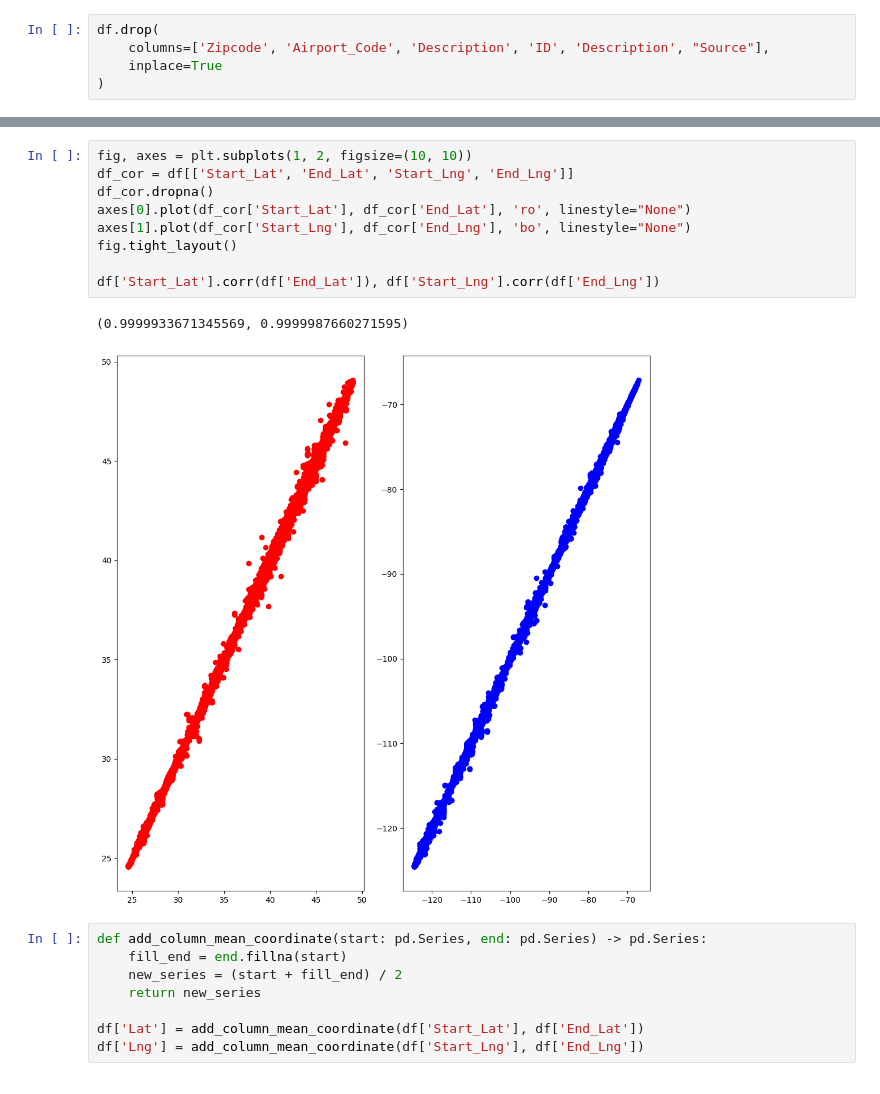
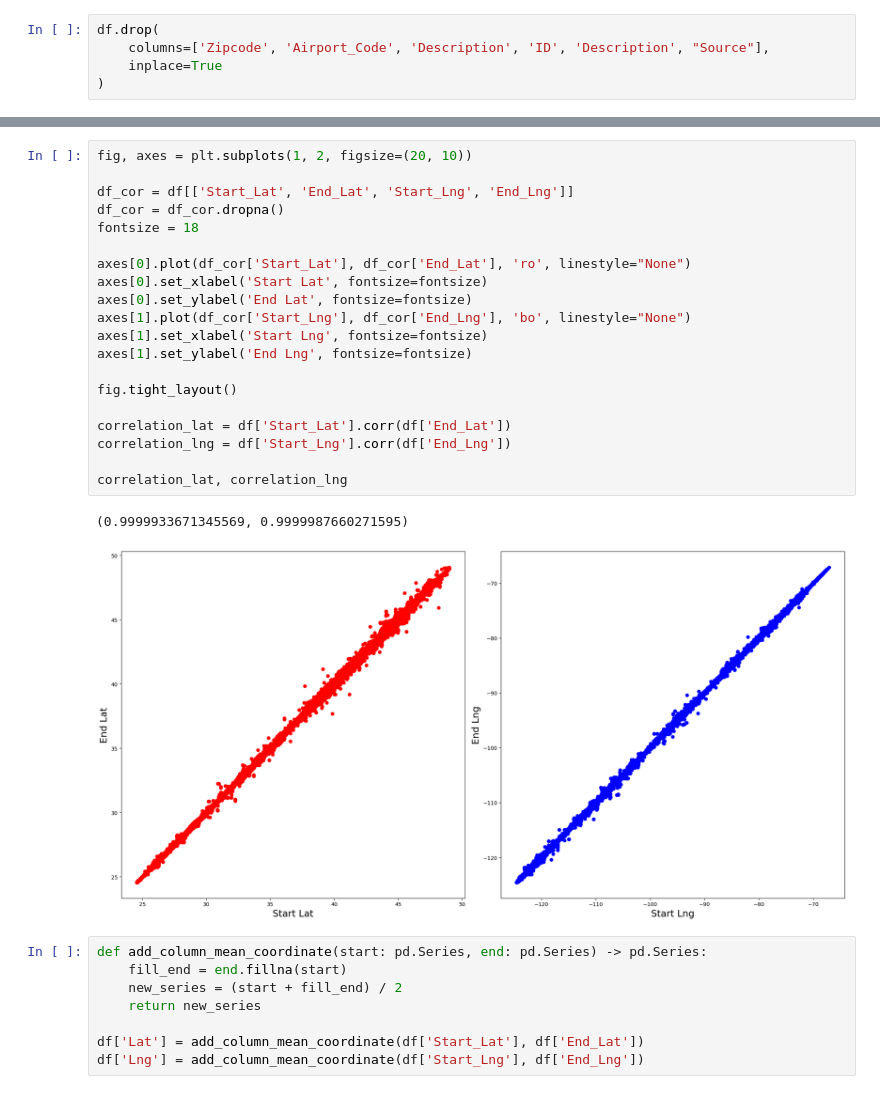
Before and after one commit to ARnoD0rian/classification-of-roads-accidients, a Jupyter notebook: dataset_analysis.ipynb, the cells around one changed output, grey strips where cells are left out. Drawn from its saved outputs; the diff is of its cells as text.

```diff
--- a/dataset_analysis.ipynb
+++ b/dataset_analysis.ipynb
@@ -102,15 +99,26 @@ dtype: int64
 # %%
-fig, axes = plt.subplots(1, 2, figsize=(10, 10))
+fig, axes = plt.subplots(1, 2, figsize=(20, 10))
+
 df_cor = df[['Start_Lat', 'End_Lat', 'Start_Lng', 'End_Lng']]
-df_cor.dropna()
+df_cor = df_cor.dropna()
+fontsize = 18
+
 axes[0].plot(df_cor['Start_Lat'], df_cor['End_Lat'], 'ro', linestyle="None")
+axes[0].set_xlabel('Start Lat', fontsize=fontsize)
+axes[0].set_ylabel('End Lat', fontsize=fontsize)
 axes[1].plot(df_cor['Start_Lng'], df_cor['End_Lng'], 'bo', linestyle="None")
+axes[1].set_xlabel('Start Lng', fontsize=fontsize)
+axes[1].set_ylabel('End Lng', fontsize=fontsize)
+
 fig.tight_layout()
 
-df['Start_Lat'].corr(df['End_Lat']), df['Start_Lng'].corr(df['End_Lng'])
+correlation_lat = df['Start_Lat'].corr(df['End_Lat'])
+correlation_lng = df['Start_Lng'].corr(df['End_Lng'])
+
+correlation_lat, correlation_lng
 # %% [output]
 (0.9999933671345569, 0.9999987660271595)
-[figure, old version]
+[figure, new version]
 # %%
 def add_column_mean_coordinate(start: pd.Series, end: pd.Series) -> pd.Series:
     fill_end = end.fillna(start)
```
Also changed, not shown: parts of 8 cells of this notebook, 2 other files.
